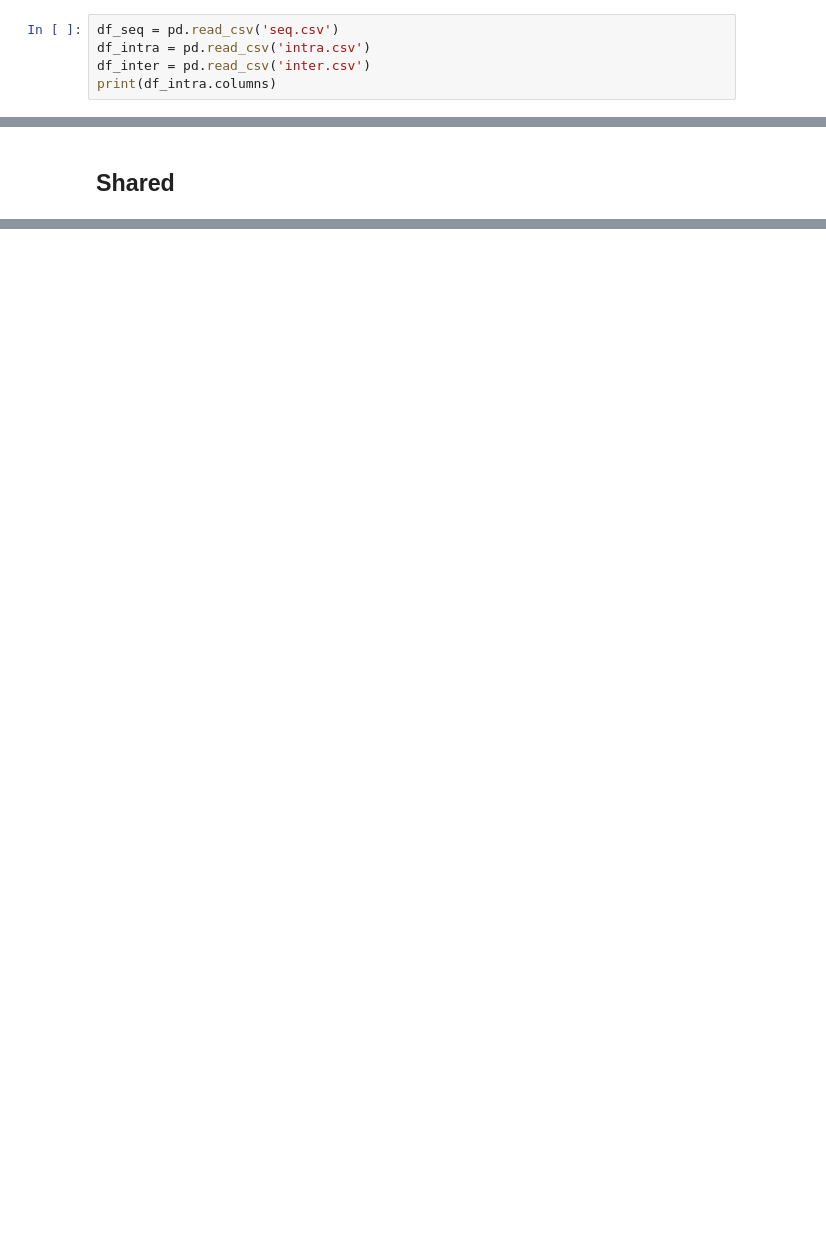
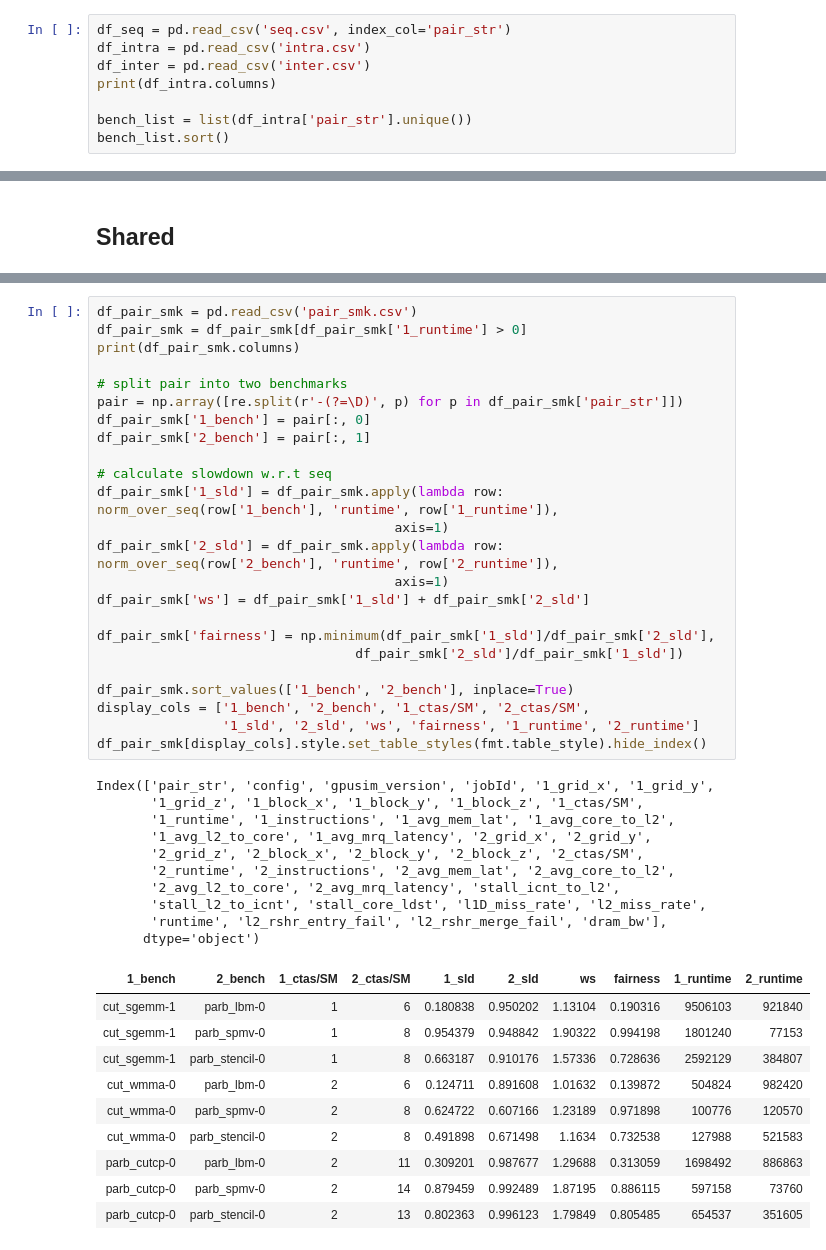
Before and after one commit to UofT-EcoSystem/gpgpu-sim_simulations, a Jupyter notebook: util/job_launching/results/gen-isolation.ipynb, the cells around one changed output, grey strips where cells are left out. Saved outputs shown, nothing was run; the diff lists cells and outputs as text; blank space fills up the shorter version.

```diff
--- a/util/job_launching/results/gen-isolation.ipynb
+++ b/util/job_launching/results/gen-isolation.ipynb
@@ -32,10 +32,13 @@ The autoreload extension is already loaded. To reload it, use:
 # %% [markdown]
 ## Read CSVs
 # %%
-df_seq = pd.read_csv('seq.csv')
+df_seq = pd.read_csv('seq.csv', index_col='pair_str')
 df_intra = pd.read_csv('intra.csv')
 df_inter = pd.read_csv('inter.csv')
 print(df_intra.columns)
+
+bench_list = list(df_intra['pair_str'].unique())
+bench_list.sort()
 # %% [output]
 Index(['pair_str', 'config', 'gpusim_version', 'jobId', 'grid_x', 'grid_y',
        'grid_z', 'block_x', 'block_y', 'block_z', 'ctas/SM', 'runtime', 'ipc',
@@ -248,0 +313,45 @@ Index(['pair_str', 'config', 'gpusim_version', 'jobId', '1_grid_x', '1_grid_y',
+# %%
+df_pair_smk = pd.read_csv('pair_smk.csv')
+df_pair_smk = df_pair_smk[df_pair_smk['1_runtime'] > 0]
+print(df_pair_smk.columns)
+
+# split pair into two benchmarks
+pair = np.array([re.split(r'-(?=\D)', p) for p in df_pair_smk['pair_str']])
+df_pair_smk['1_bench'] = pair[:, 0]
+df_pair_smk['2_bench'] = pair[:, 1]
+
+# calculate slowdown w.r.t seq
+df_pair_smk['1_sld'] = df_pair_smk.apply(lambda row: norm_over_seq(row['1_bench'], 'runtime', row['1_runtime']),
+                                      axis=1)
+df_pair_smk['2_sld'] = df_pair_smk.apply(lambda row: norm_over_seq(row['2_bench'], 'runtime', row['2_runtime']),
+                                      axis=1)
+df_pair_smk['ws'] = df_pair_smk['1_sld'] + df_pair_smk['2_sld']
+
+df_pair_smk['fairness'] = np.minimum(df_pair_smk['1_sld']/df_pair_smk['2_sld'],
+                                 df_pair_smk['2_sld']/df_pair_smk['1_sld'])
+
+df_pair_smk.sort_values(['1_bench', '2_bench'], inplace=True)
+display_cols = ['1_bench', '2_bench', '1_ctas/SM', '2_ctas/SM',
+                '1_sld', '2_sld', 'ws', 'fairness', '1_runtime', '2_runtime']
+df_pair_smk[display_cols].style.set_table_styles(fmt.table_style).hide_index()
+# %% [output]
+Index(['pair_str', 'config', 'gpusim_version', 'jobId', '1_grid_x', '1_grid_y',
+       '1_grid_z', '1_block_x', '1_block_y', '1_block_z', '1_ctas/SM',
+       '1_runtime', '1_instructions', '1_avg_mem_lat', '1_avg_core_to_l2',
+       '1_avg_l2_to_core', '1_avg_mrq_latency', '2_grid_x', '2_grid_y',
+       '2_grid_z', '2_block_x', '2_block_y', '2_block_z', '2_ctas/SM',
+       '2_runtime', '2_instructions', '2_avg_mem_lat', '2_avg_core_to_l2',
+       '2_avg_l2_to_core', '2_avg_mrq_latency', 'stall_icnt_to_l2',
+       'stall_l2_to_icnt', 'stall_core_ldst', 'l1D_miss_rate', 'l2_miss_rate',
+       'runtime', 'l2_rshr_entry_fail', 'l2_rshr_merge_fail', 'dram_bw'],
+      dtype='object')
+| 1_bench | 2_bench | 1_ctas/SM | 2_ctas/SM | 1_sld | 2_sld | ws | fairness | 1_runtime | 2_runtime |
+| cut_sgemm-1 | parb_lbm-0 | 1 | 6 | 0.180838 | 0.950202 | 1.13104 | 0.190316 | 9506103 | 921840 |
+| cut_sgemm-1 | parb_spmv-0 | 1 | 8 | 0.954379 | 0.948842 | 1.90322 | 0.994198 | 1801240 | 77153 |
+| cut_sgemm-1 | parb_stencil-0 | 1 | 8 | 0.663187 | 0.910176 | 1.57336 | 0.728636 | 2592129 | 384807 |
+| cut_wmma-0 | parb_lbm-0 | 2 | 6 | 0.124711 | 0.891608 | 1.01632 | 0.139872 | 504824 | 982420 |
+| cut_wmma-0 | parb_spmv-0 | 2 | 8 | 0.624722 | 0.607166 | 1.23189 | 0.971898 | 100776 | 120570 |
+| cut_wmma-0 | parb_stencil-0 | 2 | 8 | 0.491898 | 0.671498 | 1.1634 | 0.732538 | 127988 | 521583 |
+| parb_cutcp-0 | parb_lbm-0 | 2 | 11 | 0.309201 | 0.987677 | 1.29688 | 0.313059 | 1698492 | 886863 |
+| parb_cutcp-0 | parb_spmv-0 | 2 | 14 | 0.879459 | 0.992489 | 1.87195 | 0.886115 | 597158 | 73760 |
+| parb_cutcp-0 | parb_stencil-0 | 2 | 13 | 0.802363 | 0.996123 | 1.79849 | 0.805485 | 654537 | 351605 |
```
Also changed, not shown: parts of 9 cells of this notebook, 1 other file.
